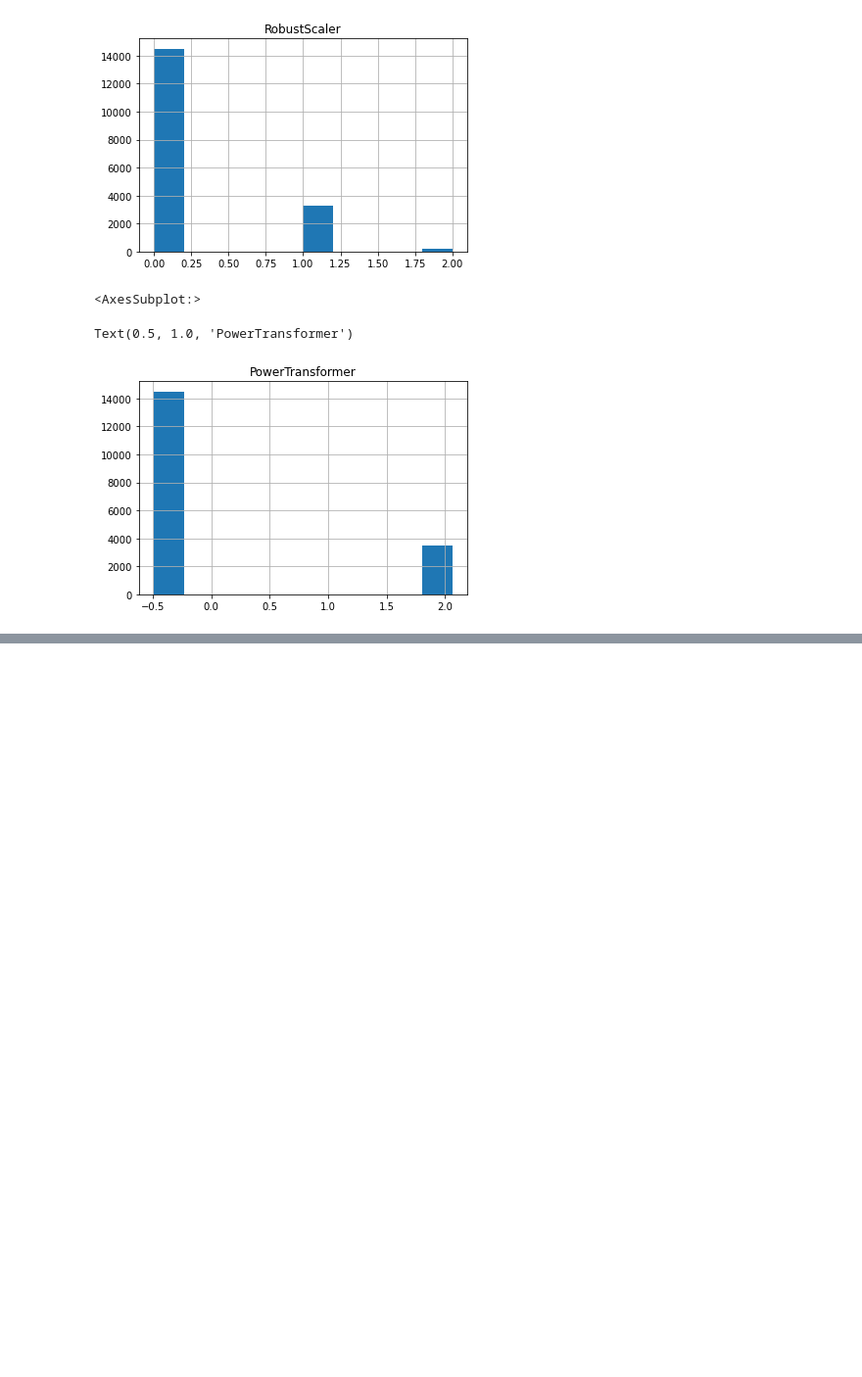
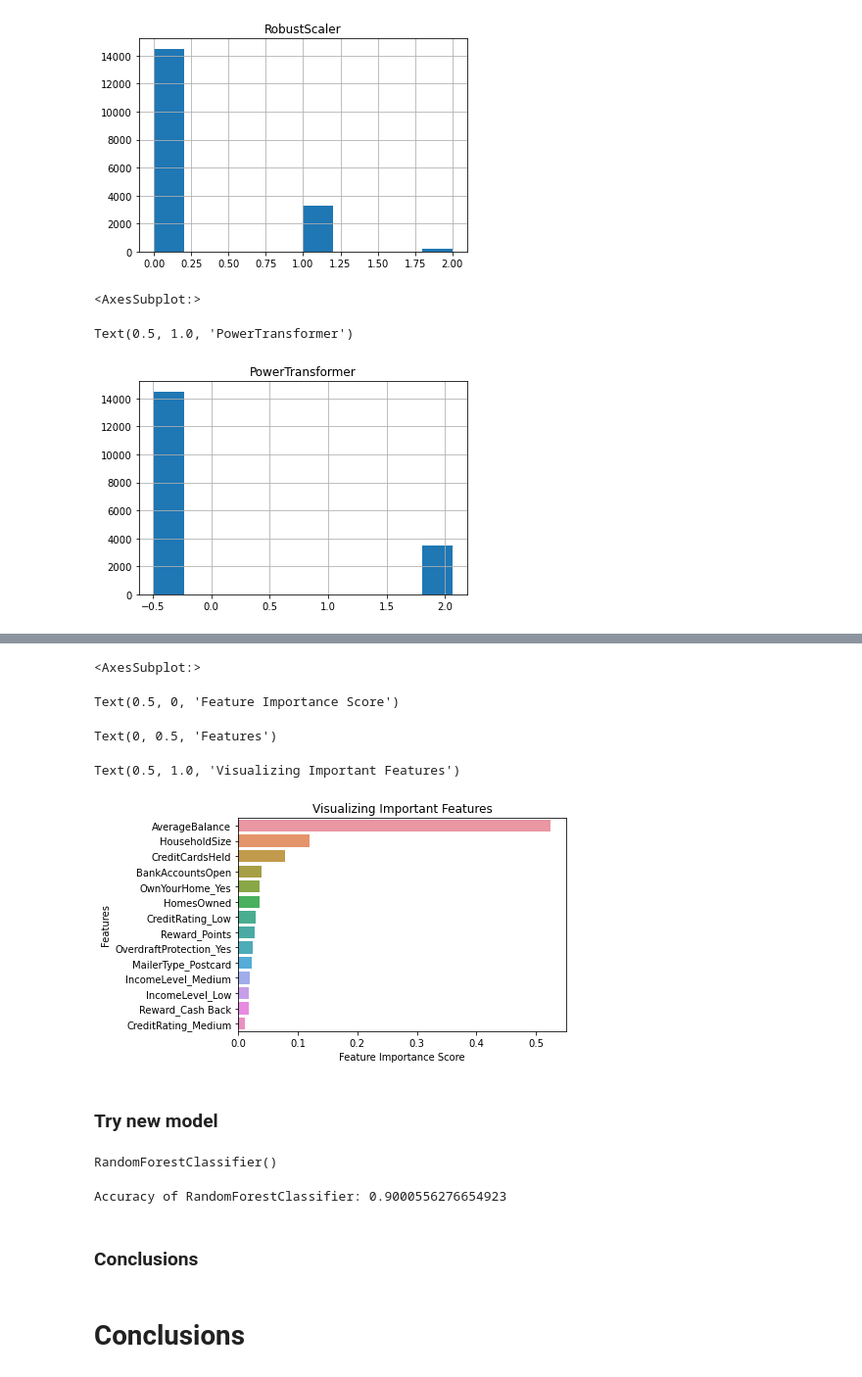
Before and after one commit to AgustinCarcelen/bank-classification-study-case, a Jupyter notebook: Code/Case Studio Bank v4.ipynb, the cells around one changed output, grey strips where cells are left out. Shown: that part at 98% size. Drawn from its saved outputs; the diff is of its cells as text; code cells hidden in the pictures; blank space fills up the shorter version.

```diff
--- a/Code/Case Studio Bank v4.ipynb
+++ b/Code/Case Studio Bank v4.ipynb
@@ -869,0 +624,4 @@ array([[5070,    9],
+# %%
+# Convert categorical variable into dummy/indicator variables.
+X_cat_dummies = pd.get_dummies(X_cat, drop_first=True)
+X_cat_dummies
@@ -869,0 +768,13 @@ array([[5070,    9],
+# %%
+# We reassemble the data
+X_final = pd.concat([X_cat_dummies,X_num], axis=1)
+# %%
+# split our data
+X_train,X_test,y_train,y_test=train_test_split(X_final,y,test_size=0.30,random_state=40)
+# apply and train KNeighborsClassifier
+Kforest=RandomForestClassifier(n_estimators=100)
+Kforest.fit(X_train,y_train)
+# calculate accuracy
+y_pred = Kforest.predict(X_test)
+accuracy = accuracy_score(y_test,y_pred)
+print("Accuracy of RandomForestClassifier:",accuracy)
@@ -869,0 +788,4 @@ array([[5070,    9],
+# %%
+# We look for the importance of each column
+feature_imp = pd.Series(Kforest.feature_importances_,index=X_final.columns).sort_values(ascending=False)
+feature_imp
@@ -869,0 +808,16 @@ array([[5070,    9],
+# %%
+# Creating a bar plot
+sns.barplot(x=feature_imp, y=feature_imp.index)
+# Add labels to your graph
+plt.xlabel('Feature Importance Score')
+plt.ylabel('Features')
+plt.title("Visualizing Important Features")
+plt.show()
+# %% [output]
+<AxesSubplot:>
+Text(0.5, 0, 'Feature Importance Score')
+Text(0, 0.5, 'Features')
+Text(0.5, 1.0, 'Visualizing Important Features')
+[figure, added]
+# %% [markdown]
+### Try new model
@@ -869,0 +830,17 @@ array([[5070,    9],
+# %%
+# split our data
+X_train,X_test,y_train,y_test=train_test_split(X,y,test_size=0.30,random_state=40)
+# apply and train KNeighborsClassifier
+Kforest=RandomForestClassifier(n_estimators=100)
+Kforest.fit(X_train,y_train)
+# calculate accuracy
+y_pred = Kforest.predict(X_test)
+accuracy = accuracy_score(y_test,y_pred)
+print("Accuracy of RandomForestClassifier:",accuracy)
+# %% [output]
+RandomForestClassifier()
+Accuracy of RandomForestClassifier: 0.9000556276654923
+# %% [markdown]
+### Conclusions
+# %% [markdown]
+# Conclusions
```
Also changed, not shown: parts of 67 cells of this notebook, 1 other file.
